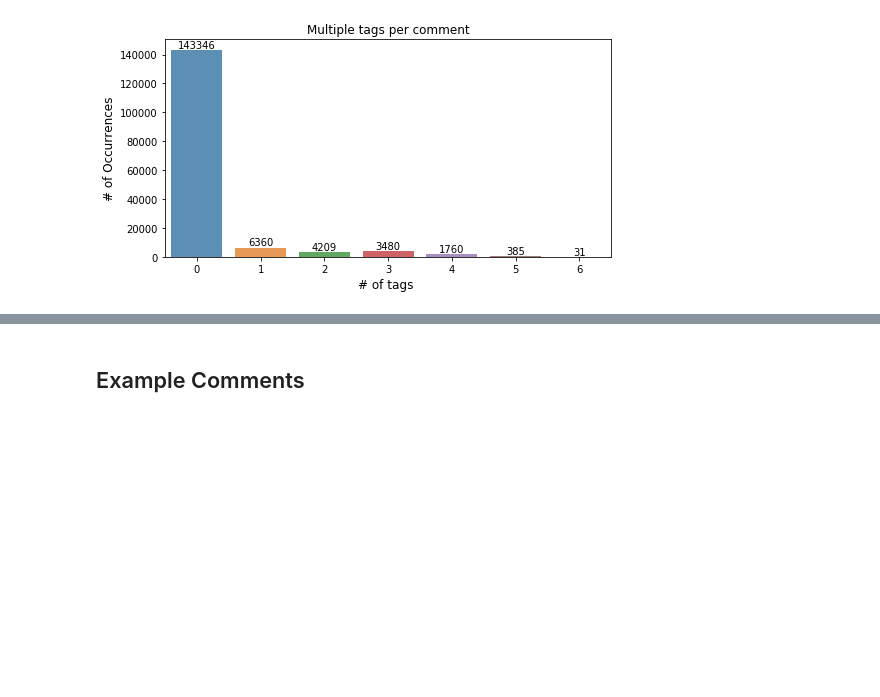
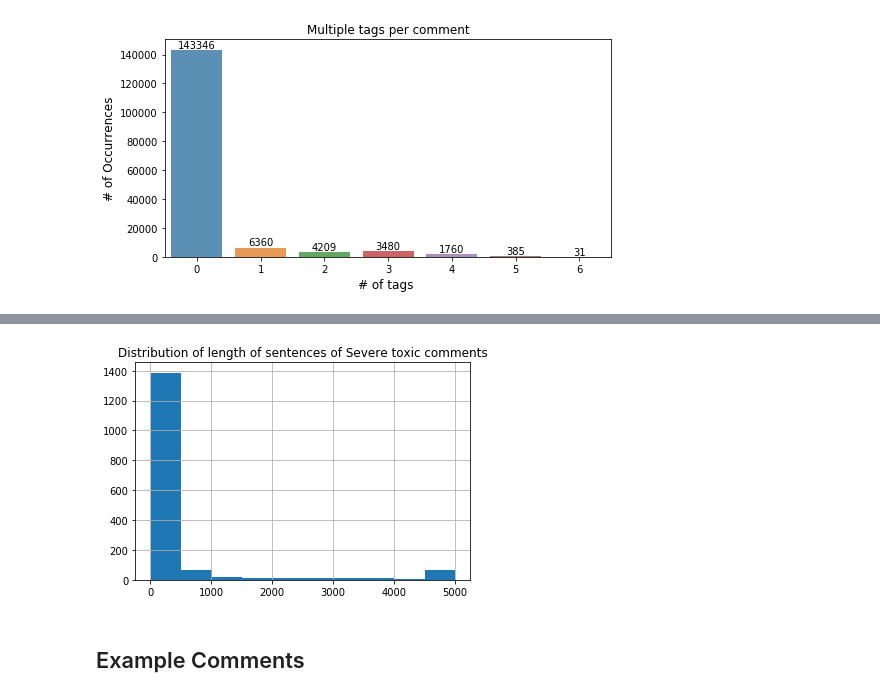
Before and after one commit to sid321axn/nlp_toxic_comment_classification, a Jupyter notebook: LSTM_NLP_TOXIC_COMMENTS.ipynb, the cells around one changed output, grey strips where cells are left out. Saved outputs shown, nothing was run; the diff lists cells and outputs as text; code cells hidden in the pictures; blank space fills up the shorter version.

```diff
--- a/LSTM_NLP_TOXIC_COMMENTS.ipynb
+++ b/LSTM_NLP_TOXIC_COMMENTS.ipynb
@@ -140,3 +160,10 @@ plt.show()
+# %%
+lens_stoxic=train[train.severe_toxic==1].comment_text.str.len()
+lens_stoxic.hist()
+plt.title("Distribution of length of sentences of Severe toxic comments")
+plt.show()
+# %% [output]
+[figure, added]
 # %% [markdown]
 ## Example Comments
 # %%
```
Also changed, not shown: parts of 14 cells of this notebook.
